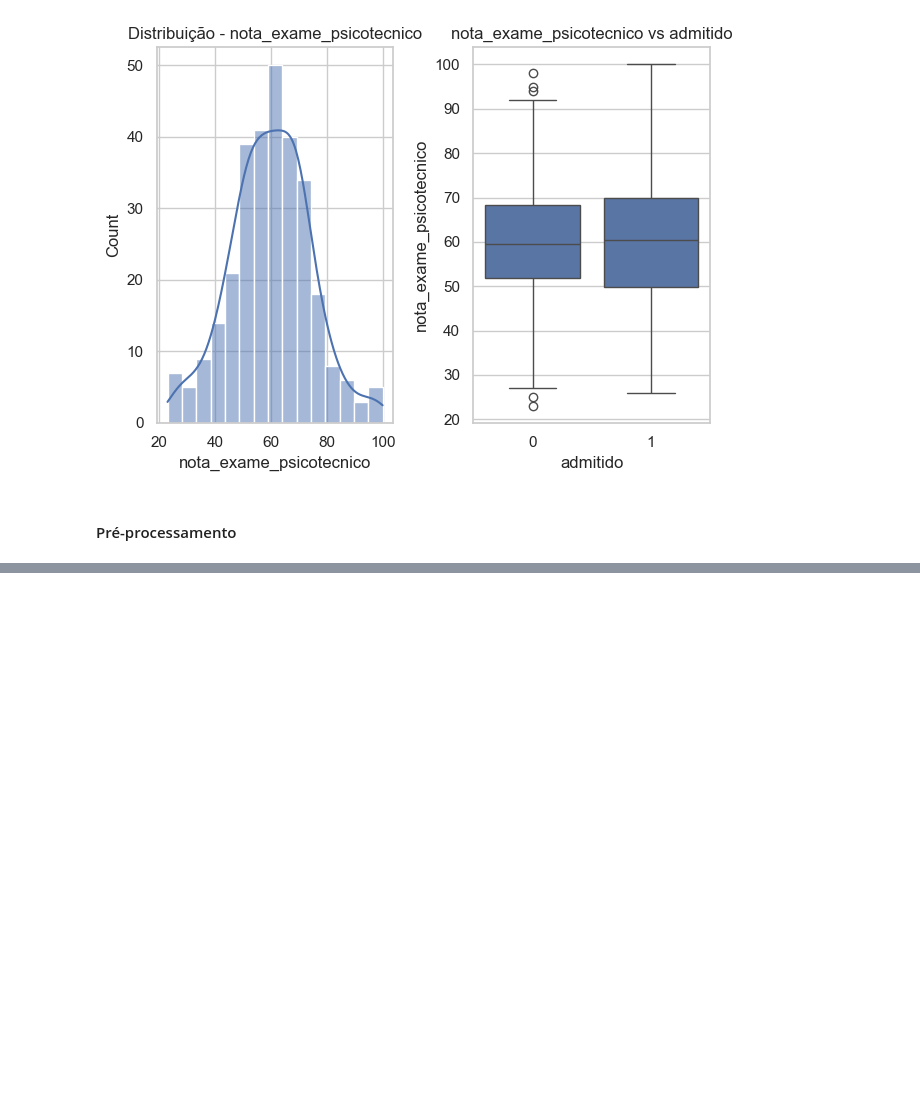
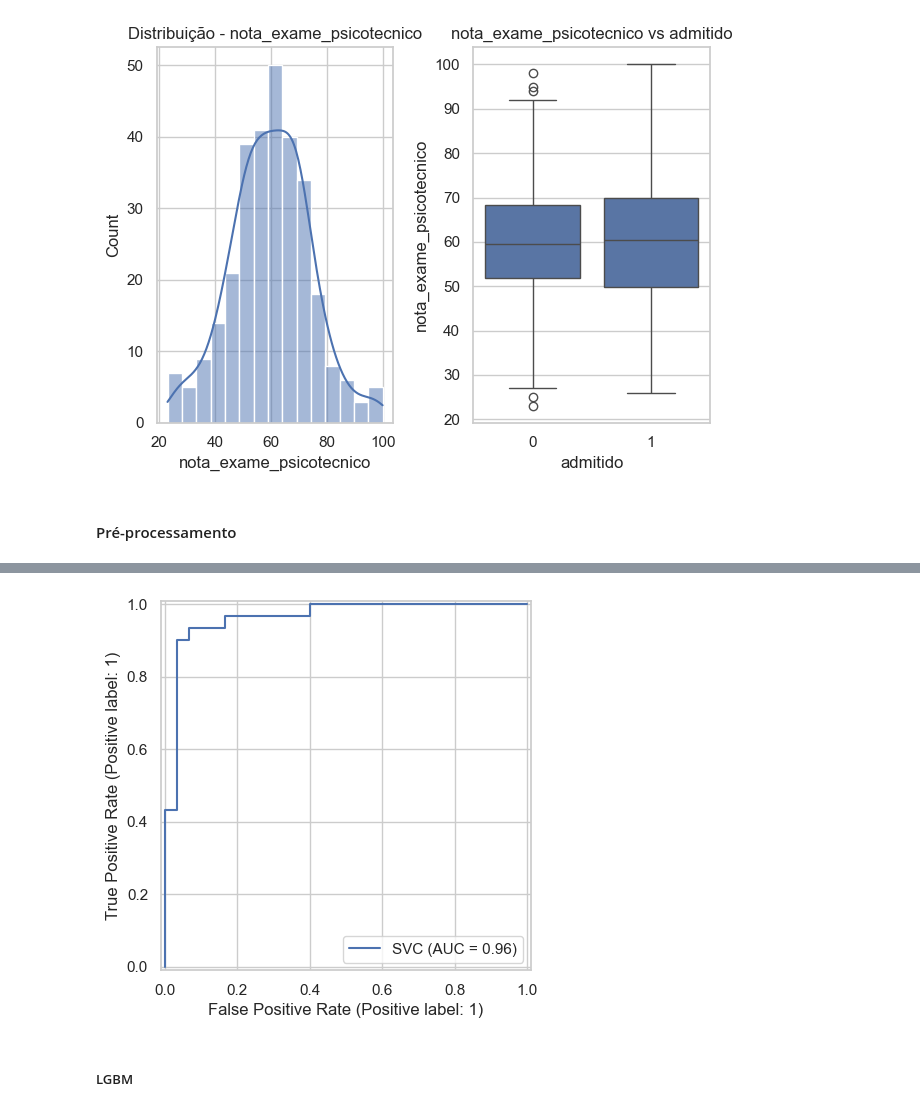
Before and after one commit to lmonferrari/psychic-broccoli, a Jupyter notebook: model.ipynb, the cells around one changed output, grey strips where cells are left out. Cells and saved outputs as stored; diff of their text form; code cells hidden in the pictures; blank space fills up the shorter version.

```diff
--- a/model.ipynb
+++ b/model.ipynb
@@ -120,0 +238,9 @@ pickle.dump(scaler, open(os.path.join(BASEDIR, "artifacts", "scaler.pkl"), "wb")
+# %%
+model_svm = SVC(random_state=2)
+
+model_svm.fit(X_train_scaled, y_train)
+predicted = model_svm.predict(X_test_scaled)
+
+
+print("accuracy: ", accuracy_score(y_test, predicted) * 100)
+print("classification report: \n", classification_report(y_test, predicted))
@@ -120,0 +258,6 @@ pickle.dump(scaler, open(os.path.join(BASEDIR, "artifacts", "scaler.pkl"), "wb")
+# %%
+RocCurveDisplay.from_estimator(model_svm, X_test_scaled, y_test)
+# %% [output]
+[figure, added]
+# %% [markdown]
+##### LGBM
```
Also changed, not shown: parts of 21 cells of this notebook, 1 other file.
